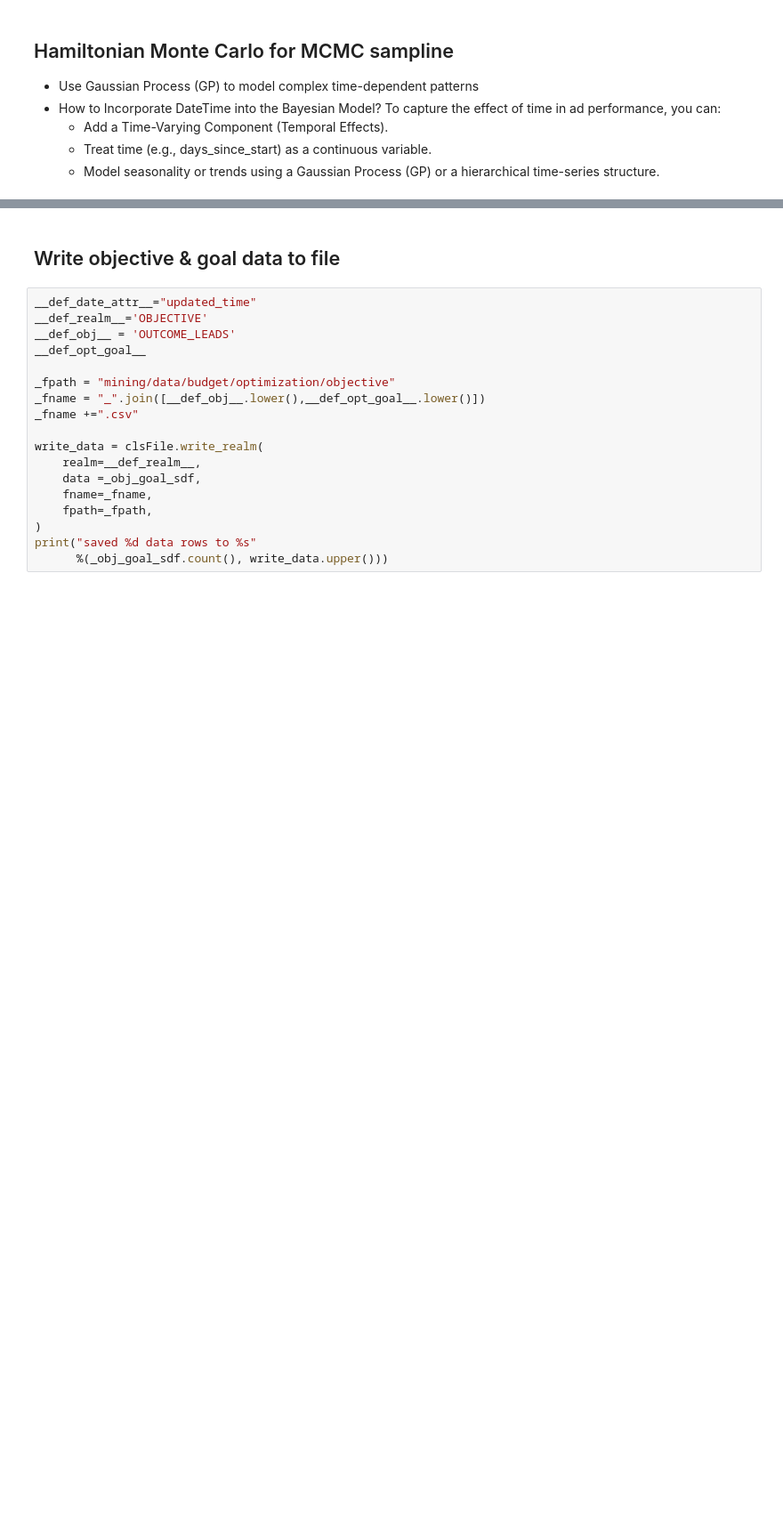
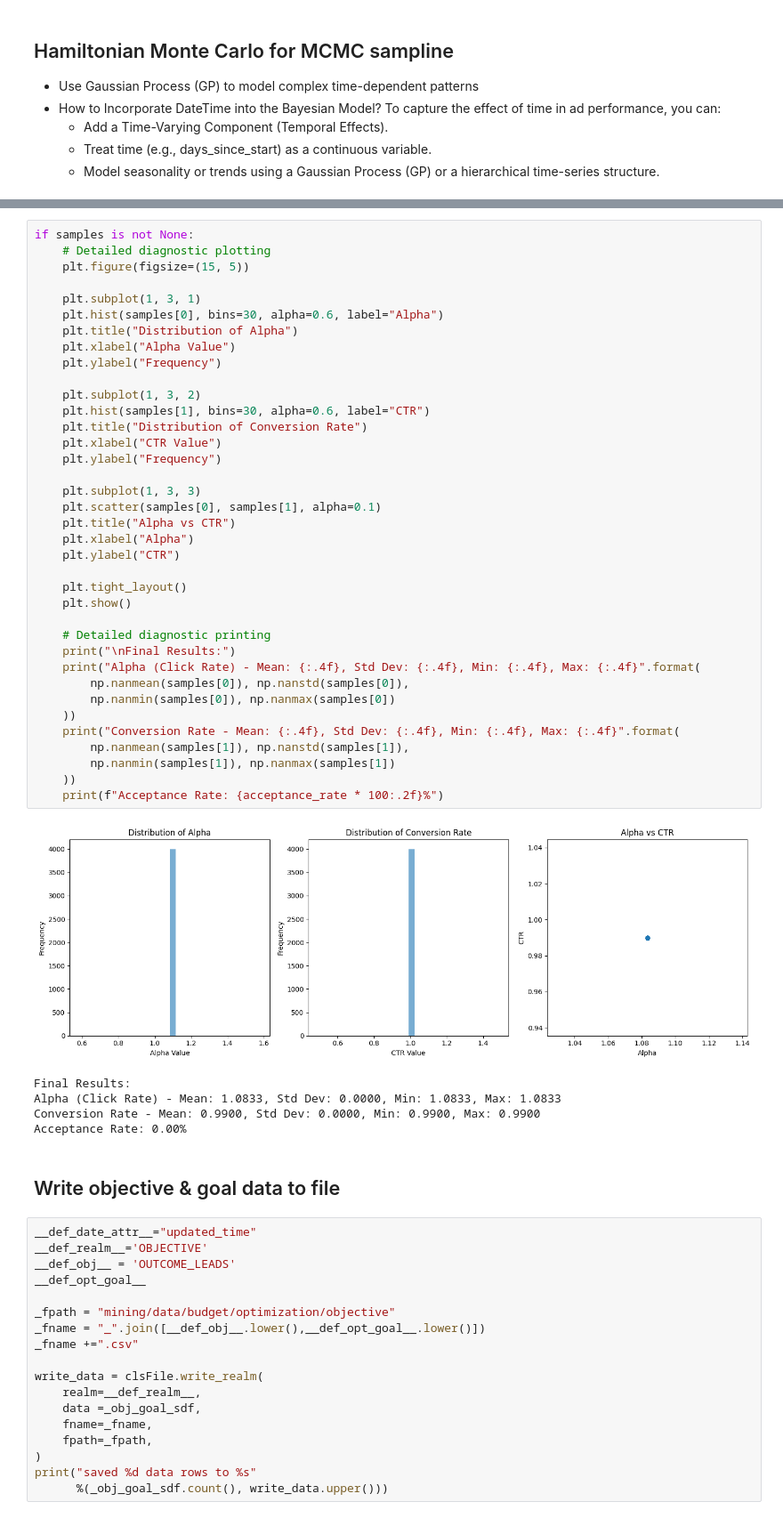
Before and after one commit to waidyanatha/madgicx, a Jupyter notebook: mining/notebooks/budget/optimization/synth_mcmc_sample.ipynb, the cells around one changed output, grey strips where cells are left out. Shown at 89% size. Saved outputs shown, nothing was run; the diff lists cells and outputs as text; blank space fills up the shorter version.

```diff
--- a/mining/notebooks/budget/optimization/synth_mcmc_sample.ipynb
+++ b/mining/notebooks/budget/optimization/synth_mcmc_sample.ipynb
@@ -171,3 +486,46 @@ plt.show()
+# %%
+if samples is not None:
+    # Detailed diagnostic plotting
+    plt.figure(figsize=(15, 5))
+
+    plt.subplot(1, 3, 1)
+    plt.hist(samples[0], bins=30, alpha=0.6, label="Alpha")
+    plt.title("Distribution of Alpha")
+    plt.xlabel("Alpha Value")
+    plt.ylabel("Frequency")
+
+    plt.subplot(1, 3, 2)
+    plt.hist(samples[1], bins=30, alpha=0.6, label="CTR")
+    plt.title("Distribution of Conversion Rate")
+    plt.xlabel("CTR Value")
+    plt.ylabel("Frequency")
+
+    plt.subplot(1, 3, 3)
+    plt.scatter(samples[0], samples[1], alpha=0.1)
+    plt.title("Alpha vs CTR")
+    plt.xlabel("Alpha")
+    plt.ylabel("CTR")
+
+    plt.tight_layout()
+    plt.show()
+
+    # Detailed diagnostic printing
+    print("\nFinal Results:")
+    print("Alpha (Click Rate) - Mean: {:.4f}, Std Dev: {:.4f}, Min: {:.4f}, Max: {:.4f}".format(
+        np.nanmean(samples[0]), np.nanstd(samples[0]),
+        np.nanmin(samples[0]), np.nanmax(samples[0])
+    ))
+    print("Conversion Rate - Mean: {:.4f}, Std Dev: {:.4f}, Min: {:.4f}, Max: {:.4f}".format(
+        np.nanmean(samples[1]), np.nanstd(samples[1]),
+        np.nanmin(samples[1]), np.nanmax(samples[1])
+    ))
+    print(f"Acceptance Rate: {acceptance_rate * 100:.2f}%")
+# %% [output]
+[figure, added]
+Final Results:
+Alpha (Click Rate) - Mean: 1.0833, Std Dev: 0.0000, Min: 1.0833, Max: 1.0833
+Conversion Rate - Mean: 0.9900, Std Dev: 0.0000, Min: 0.9900, Max: 0.9900
+Acceptance Rate: 0.00%
 # %% [markdown]
 ## Write objective & goal data to file
 # %%
```
Also changed, not shown: parts of 10 cells of this notebook, 2 other files.
